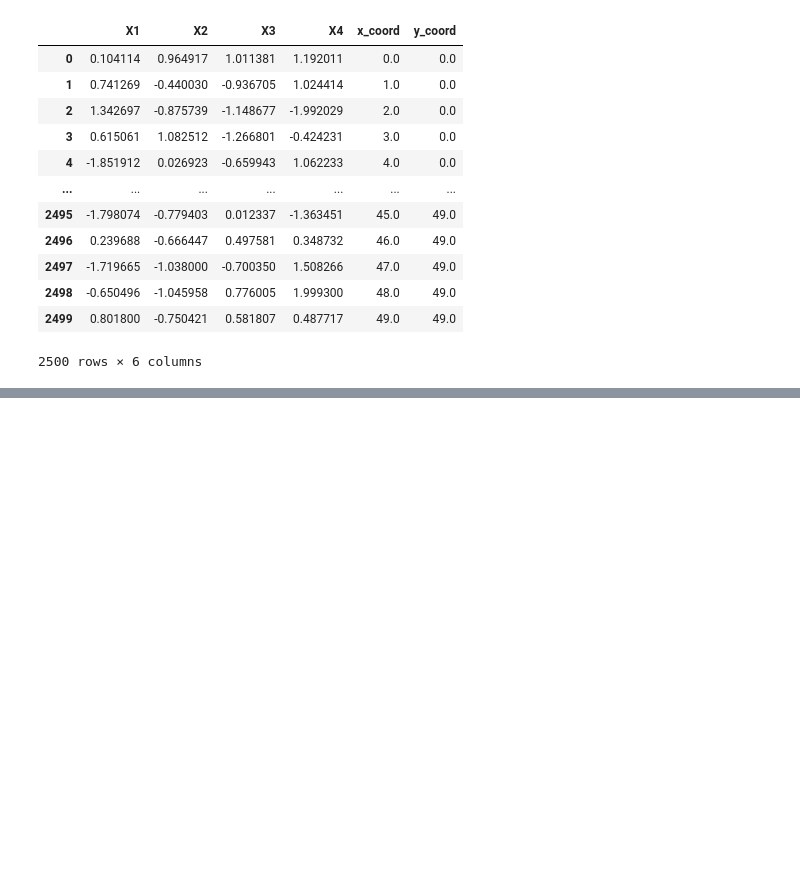
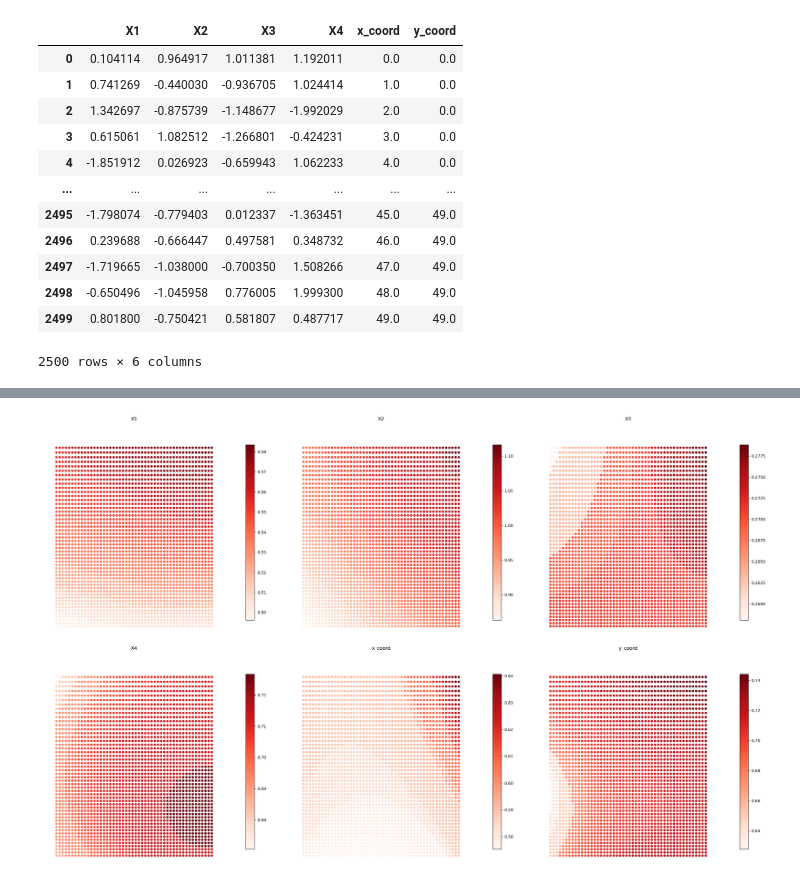
Before and after one commit to Vezarachan/GeoXCP, a Jupyter notebook: examples/synthetic_true_model_validation.ipynb, the cells around one changed output, grey strips where cells are left out. Drawn from its saved outputs; the diff is of its cells as text; code cells hidden in the pictures; blank space fills up the shorter version.

```diff
--- a/examples/synthetic_true_model_validation.ipynb
+++ b/examples/synthetic_true_model_validation.ipynb
@@ -204,0 +197,4 @@ plot_contribution(pred_b, k=4, sub_titles=sub_titles, vmin=0, vmax=6, title='Syn
+# %%
+results.plot_geo_uncertainty(max_cols = 3, figsize=[30, 16], basemap=False)
+# %% [output]
+[figure, added]
```
Also changed, not shown: parts of 16 cells of this notebook, 3 other files.
